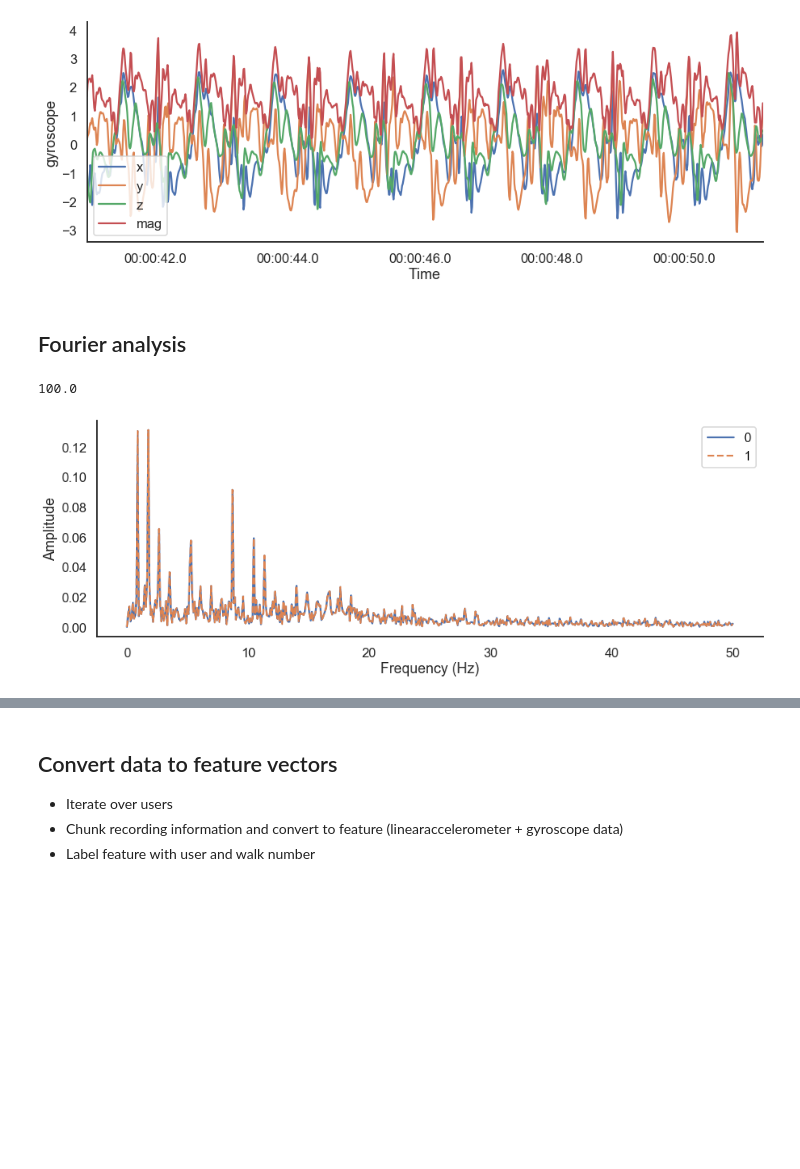
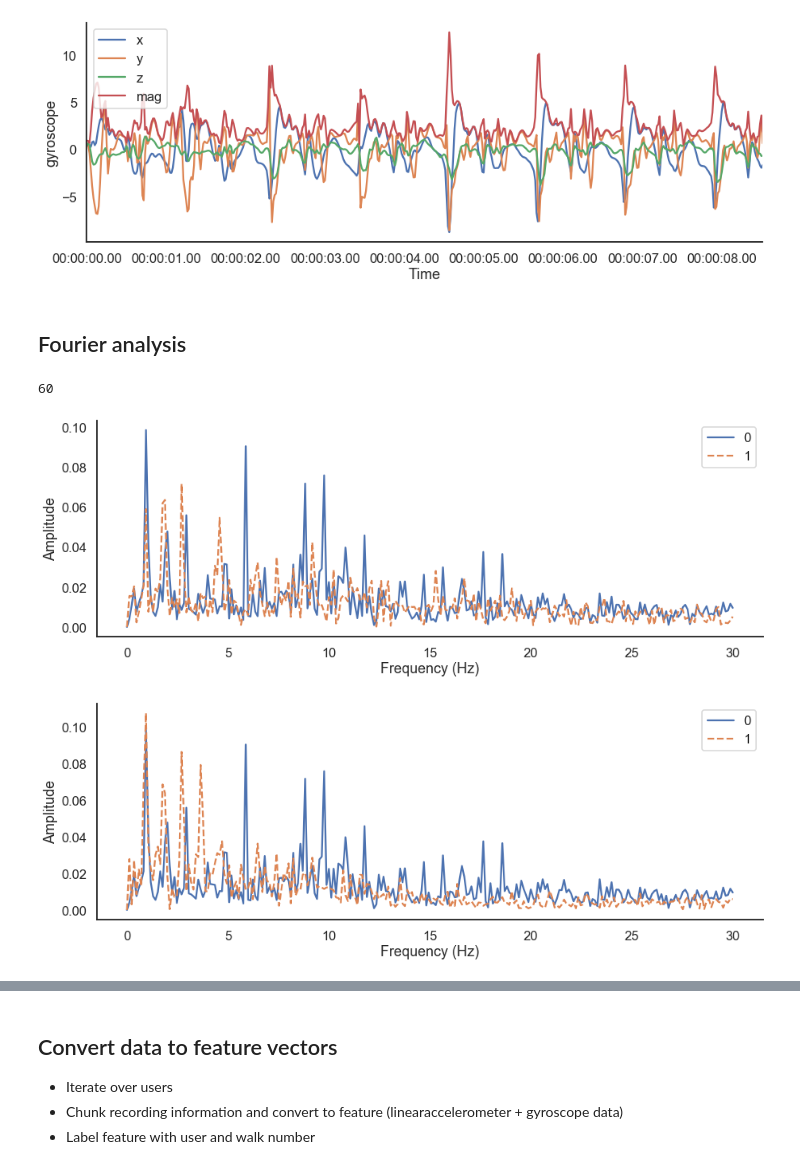
Before and after one commit to f--f/gaitkeeper, a Jupyter notebook: notebooks/1-exploratory-data-analysis.ipynb, the cells around one changed output, grey strips where cells are left out. Drawn from its saved outputs; the diff is of its cells as text; code cells hidden in the pictures; blank space fills up the shorter version.

Commit message:
Fix resampling to 60 Hz and truncate ends

```diff
--- a/notebooks/1-exploratory-data-analysis.ipynb
+++ b/notebooks/1-exploratory-data-analysis.ipynb
@@ -12,7 +12,7 @@ sns.set_palette("deep")
 # %%
 IDNET_PATH = Path(r"C:\Users\Fred\Documents\Insight\Gait Datasets\IDNet Database\IDNet_dataset")
 # %%
-def get_walk_data(user_id, walk_num):
+def get_walk_data(user_id, walk_num, hz=60):
     """Return DataFrame of walk sensor data from IDNet individual/walk at 10ms intervals (resampled).
     Note the data may include NaN values since sensors are sampled at different frequencies or may skip measurements."""
     # Retrieve folder
@@ -31,14 +31,21 @@ def get_walk_data(user_id, walk_num):
         df = df.set_index("timestamp")
         dfs.append(df)
     merged_df = pd.concat(dfs, axis="columns")
-    # Sensors have different sampling freqs so resample in 10ms
-    merged_df = merged_df.resample("10ms").mean()
+    # Truncate each dataframe based on latest start / earliest end
+    # Alternatively, truncate up to 10s from beginning and end to exclude for start/stop motions
+    latest_start_time = max(merged_df.notna().idxmax().max(), merged_df.index[0] + pd.Timedelta("10s"))
+    earliest_end_time = min(merged_df.notna()[::-1].idxmax().min(), merged_df.index[-1] - pd.Timedelta("10s"))
+    # Sensors have different sampling freqs so resample
+    merged_df = merged_df.resample(f"{round(1/hz * 1e9)}N").mean()
+    merged_df = merged_df.loc[latest_start_time: earliest_end_time].copy()
+    # Impute NaN values which are just resulting from a single skip
+    merged_df = merged_df.fillna(method='pad', limit=1, axis=1)
     # Convert timestamp to relative times
     merged_df = merged_df.set_index(merged_df.index - merged_df.index[0])
     return merged_df
 # %%
-df = get_walk_data(3,1)
-df.head()
+df = get_walk_data(1, 1)
+df
 # %% [output]
 |  | accelerometer_x_data | accelerometer_y_data | accelerometer_z_data | gravity_x_data | gravity_y_data | ... |
 | timestamp |  |  |  |  |  | ... |
@@ -50,6 +64,6 @@ df.head()
 # %%
 # Sample sequences from walk
-def generate_walk_chunks(df, chunksize=1024, is_valid=True):
+def generate_walk_chunks(df, chunksize=512, is_valid=True):
     """Split df into multiple chunks of data. If is_valid is True, only yields non-NAN data (e.g. ignores sensor skips).
     Chunk size recommended to be power-of-2 for downstream FFT: https://www.oreilly.com/library/view/elegant-scipy/9781491922927/ch04.html
     """
@@ -84,7 +98,7 @@ plot_log(chunk, "linearaccelerometer")
 # %%
 plot_log(chunk, "gyroscope")
 # %% [output]
-[figure, old version]
+[figure, new version]
 # %% [markdown]
 ## Fourier analysis
 # %%
@@ -98,8 +112,8 @@ from scipy.signal import correlate, find_peaks
 # %%
-f_s = 1/10e-3  # Sampling rate of 100 measurements/sec
+f_s = 60  # Sampling rate of 60 Hz
 f_s
 # %% [output]
-100.0
+60
 # %%
 def get_fft(signal, f_s):
     """f_s = sampling rate (measurements/second)"""
@@ -132,9 +146,13 @@ def plot_fft(f_s, *signals):
 # %%
 # plot subsequences within the same walk
 norm_acc = get_normalized_sensor_data(chunk, "linearaccelerometer")
-(f1, fft1), (f2, fft2) = plot_fft(f_s, norm_acc, norm_acc)
+norm_gyro = get_normalized_sensor_data(chunk, "gyroscope")
+next_chunk = next(chunk_generator)
+(f1, fft1), (f2, fft2) = plot_fft(f_s, norm_acc, get_normalized_sensor_data(next_chunk, "linearaccelerometer"))
+(f1, fft1), (f2, fft2) = plot_fft(f_s, norm_acc, get_normalized_sensor_data(next_chunk, "gyroscope"))
 # %% [output]
-[figure, old version]
+[figure, new version]
+[figure, added]
 # %%
 f, ax = plt.subplots(figsize=(15, 5))
 f_val, fft_val = get_fft(norm_acc, f_s)
```
Also changed, not shown: parts of 18 cells of this notebook.
